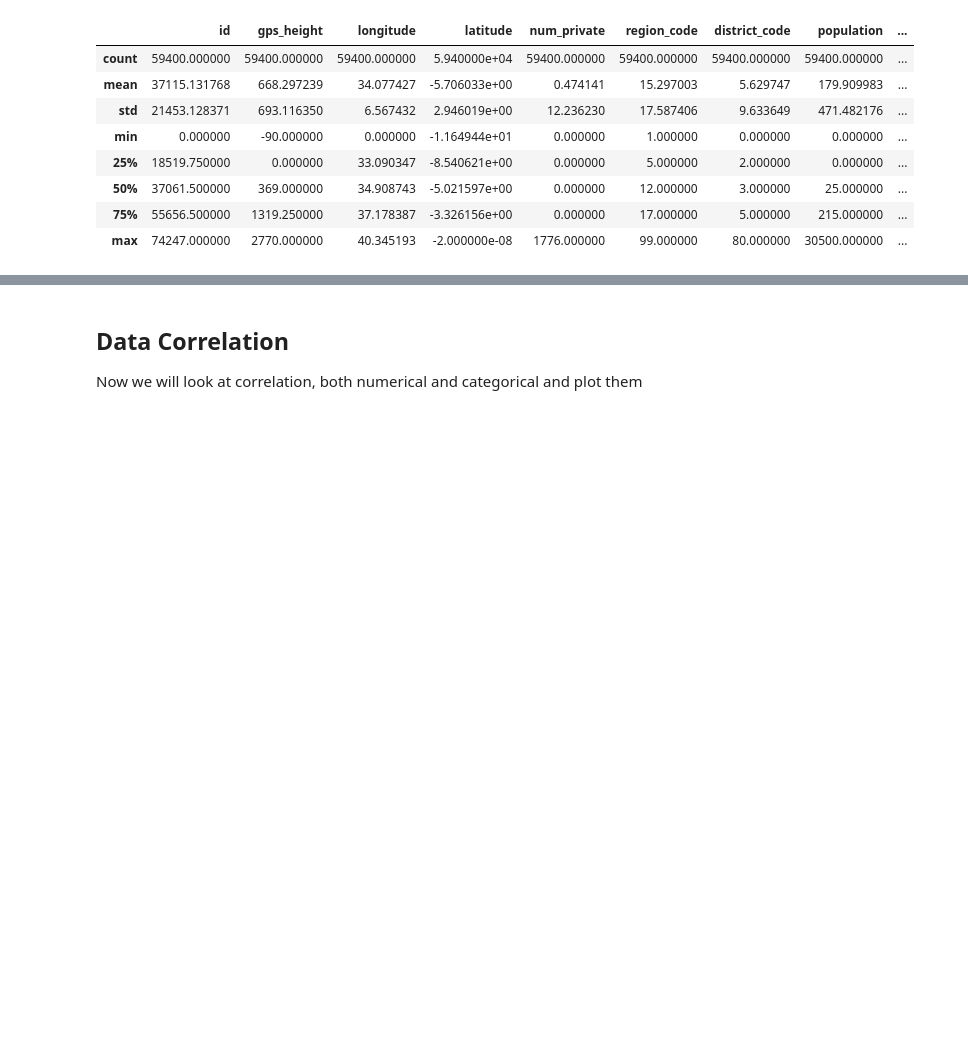
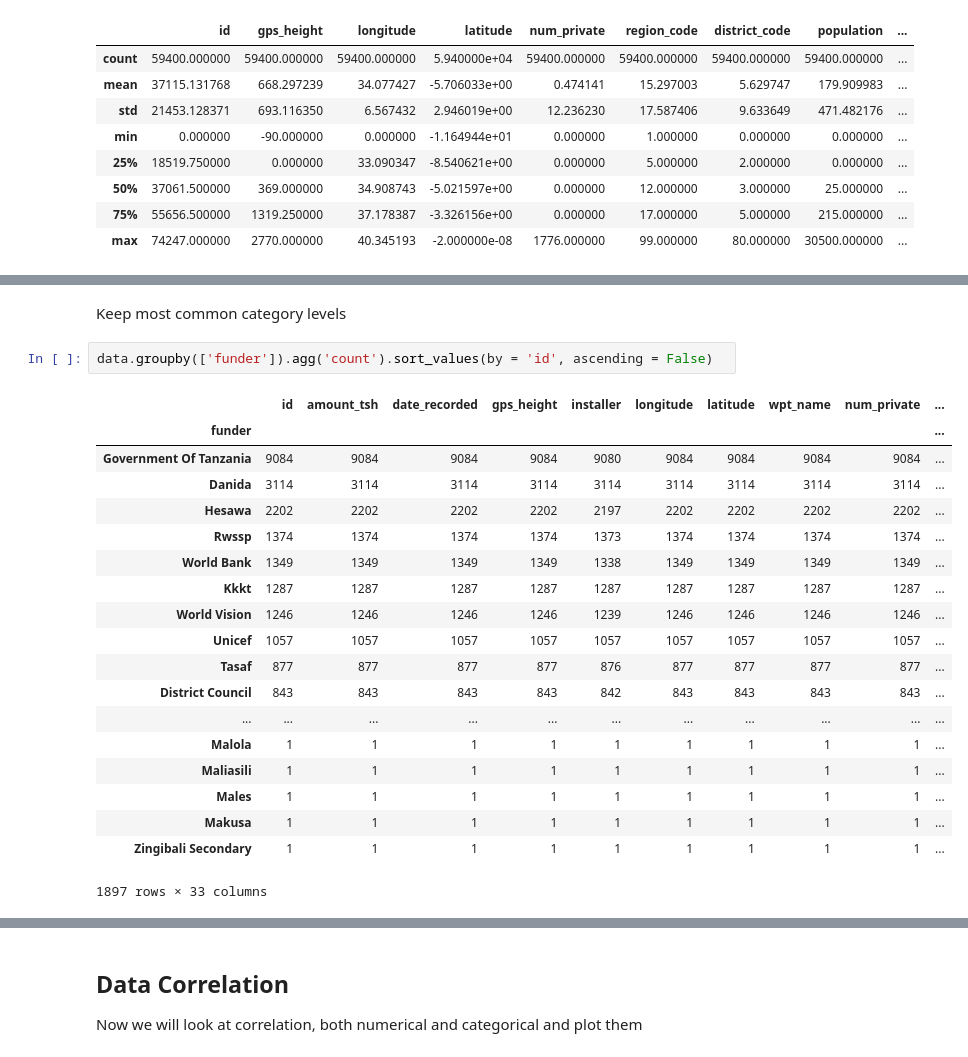
Before and after one commit to f-loguercio/ML_pump_it_up, a Jupyter notebook: ML_water_explore.ipynb, the cells around one changed output, grey strips where cells are left out. Saved outputs shown, nothing was run; the diff lists cells and outputs as text; blank space fills up the shorter version.

```diff
--- a/ML_water_explore.ipynb
+++ b/ML_water_explore.ipynb
@@ -238,0 +357,24 @@ ValueError: fill value must be in categories
+# %% [markdown]
+Keep most common category levels
+# %%
+data.groupby(['funder']).agg('count').sort_values(by = 'id', ascending = False)
+# %% [output]
+|  | id | amount_tsh | date_recorded | gps_height | installer | longitude | latitude | wpt_name | num_private | ... |
+| funder |  |  |  |  |  |  |  |  |  | ... |
+| Government Of Tanzania | 9084 | 9084 | 9084 | 9084 | 9080 | 9084 | 9084 | 9084 | 9084 | ... |
+| Danida | 3114 | 3114 | 3114 | 3114 | 3114 | 3114 | 3114 | 3114 | 3114 | ... |
+| Hesawa | 2202 | 2202 | 2202 | 2202 | 2197 | 2202 | 2202 | 2202 | 2202 | ... |
+| Rwssp | 1374 | 1374 | 1374 | 1374 | 1373 | 1374 | 1374 | 1374 | 1374 | ... |
+| World Bank | 1349 | 1349 | 1349 | 1349 | 1338 | 1349 | 1349 | 1349 | 1349 | ... |
+| Kkkt | 1287 | 1287 | 1287 | 1287 | 1287 | 1287 | 1287 | 1287 | 1287 | ... |
+| World Vision | 1246 | 1246 | 1246 | 1246 | 1239 | 1246 | 1246 | 1246 | 1246 | ... |
+| Unicef | 1057 | 1057 | 1057 | 1057 | 1057 | 1057 | 1057 | 1057 | 1057 | ... |
+| Tasaf | 877 | 877 | 877 | 877 | 876 | 877 | 877 | 877 | 877 | ... |
+| District Council | 843 | 843 | 843 | 843 | 842 | 843 | 843 | 843 | 843 | ... |
+| ... | ... | ... | ... | ... | ... | ... | ... | ... | ... | ... |
+| Malola | 1 | 1 | 1 | 1 | 1 | 1 | 1 | 1 | 1 | ... |
+| Maliasili | 1 | 1 | 1 | 1 | 1 | 1 | 1 | 1 | 1 | ... |
+| Males | 1 | 1 | 1 | 1 | 1 | 1 | 1 | 1 | 1 | ... |
+| Makusa | 1 | 1 | 1 | 1 | 1 | 1 | 1 | 1 | 1 | ... |
+| Zingibali Secondary | 1 | 1 | 1 | 1 | 1 | 1 | 1 | 1 | 1 | ... |
+1897 rows × 33 columns
```
Also changed, not shown: parts of 30 cells of this notebook.
